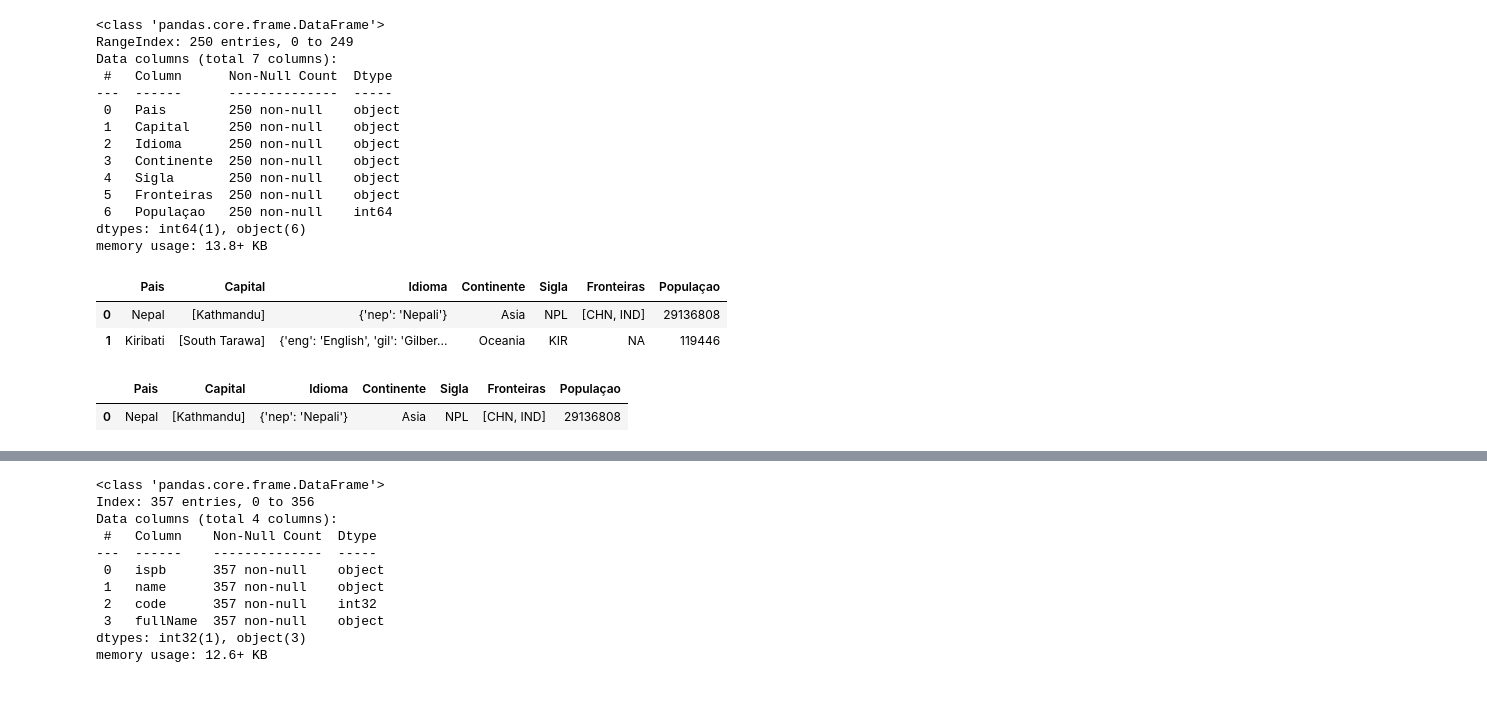
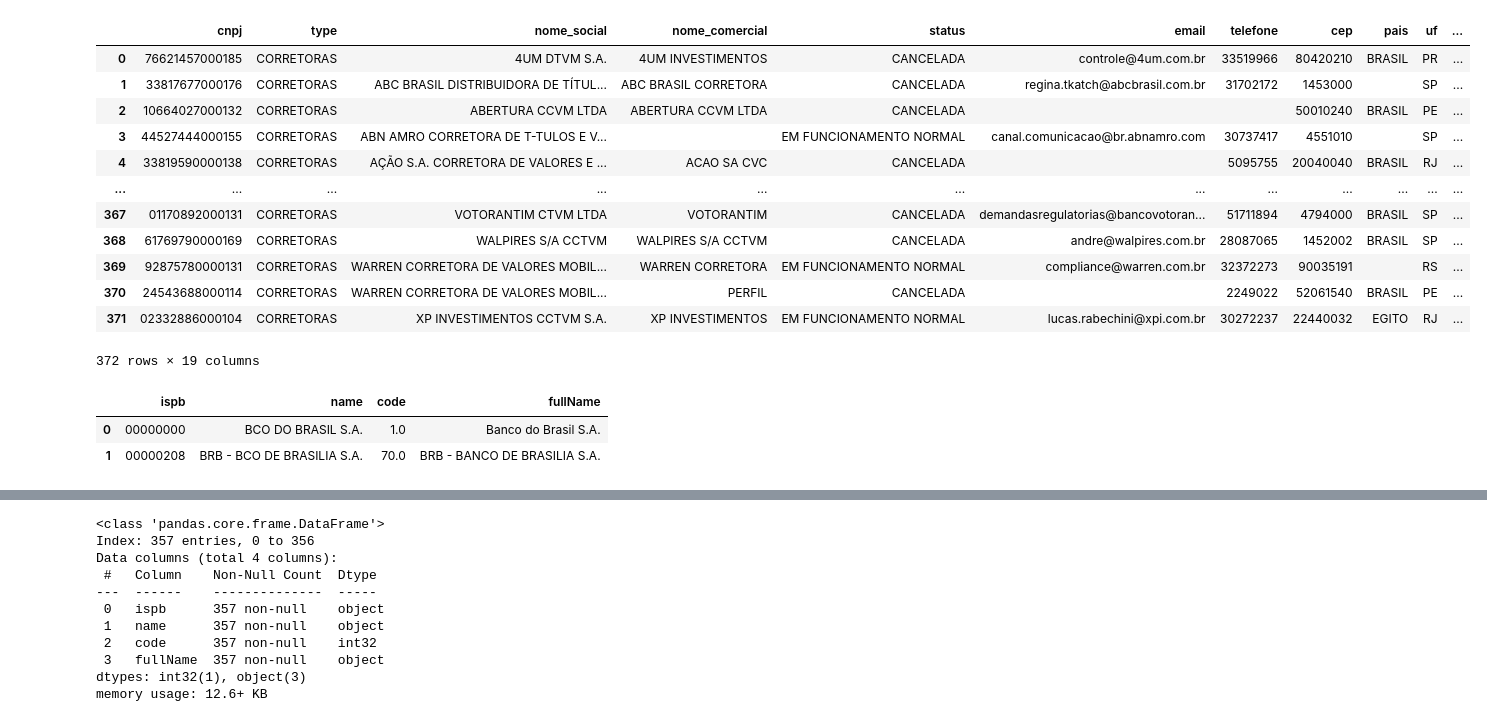
Before and after one commit to TgdaAlmeida/aula_coderhouse, a Jupyter notebook: CURSO_CODER/Projeto_Final_pt1_recall4.ipynb, the cells around one changed output, grey strips where cells are left out. Drawn from its saved outputs; the diff is of its cells as text; code cells hidden in the pictures; blank space fills up the shorter version.

```diff
--- a/CURSO_CODER/Projeto_Final_pt1_recall4.ipynb
+++ b/CURSO_CODER/Projeto_Final_pt1_recall4.ipynb
@@ -40,2 +25,0 @@ df.head(2)
-# %%
-df_corretoras = df
@@ -44,2 +25,0 @@ df_bancos = df
-# %%
-df_resties = df
@@ -138,28 +26,45 @@ df_paises['Fronteiras'].fillna('NA', inplace=True)
-# %%
-df_paises.info()
-# %% [output]
-<class 'pandas.core.frame.DataFrame'>
-RangeIndex: 250 entries, 0 to 249
-Data columns (total 7 columns):
- #   Column      Non-Null Count  Dtype
----  ------      --------------  -----
- 0   Pais        250 non-null    object
- 1   Capital     250 non-null    object
- 2   Idioma      250 non-null    object
- 3   Continente  250 non-null    object
- 4   Sigla       250 non-null    object
- 5   Fronteiras  250 non-null    object
- 6   Populaçao   250 non-null    int64
-dtypes: int64(1), object(6)
-memory usage: 13.8+ KB
-# %%
-df_paises.head(2)
-# %% [output]
-|  | Pais | Capital | Idioma | Continente | Sigla | Fronteiras | Populaçao |
-| 0 | Nepal | [Kathmandu] | {'nep': 'Nepali'} | Asia | NPL | [CHN, IND] | 29136808 |
-| 1 | Kiribati | [South Tarawa] | {'eng': 'English', 'gil': 'Gilber... | Oceania | KIR | NA | 119446 |
-# %%
-df_paises.head(1)
-# %% [output]
-|  | Pais | Capital | Idioma | Continente | Sigla | Fronteiras | Populaçao |
-| 0 | Nepal | [Kathmandu] | {'nep': 'Nepali'} | Asia | NPL | [CHN, IND] | 29136808 |
+# %%
+def Extraçao(url,base,etapa):
+
+    global df_bancos, df_corretoras, df_resties
+
+    request = requests.get(url)
+    response_code = request.status_code
+    if response_code == 200:
+        if url == url_bancos:
+            df_bancos = pd.DataFrame(request.json())
+            return(df_bancos)
+        elif url == url_corretoras:
+            df_corretoras = pd.DataFrame(request.json())
+            return(df_corretoras)
+        elif url == url_paises:
+            df_resties = pd.DataFrame(request.json())
+            return(df_resties)
+        else:
+            print('URL fora da base de dados.')
+    else:
+        nivel = 'ATENÇÃO: Erro Grave'
+        Alerta(nivel = nivel, base = base, etapa = etapa)
+        return
+# %%
+Extraçao(url_corretoras,base_corretoras,etapa)
+# %% [output]
+|  | cnpj | type | nome_social | nome_comercial | status | email | telefone | cep | pais | uf | ... |
+| 0 | 76621457000185 | CORRETORAS | 4UM DTVM S.A. | 4UM INVESTIMENTOS | CANCELADA | controle@4um.com.br | 33519966 | 80420210 | BRASIL | PR | ... |
+| 1 | 33817677000176 | CORRETORAS | ABC BRASIL DISTRIBUIDORA DE TÍTUL... | ABC BRASIL CORRETORA | CANCELADA | regina.tkatch@abcbrasil.com.br | 31702172 | 1453000 |  | SP | ... |
+| 2 | 10664027000132 | CORRETORAS | ABERTURA CCVM LTDA | ABERTURA CCVM LTDA | CANCELADA |  |  | 50010240 | BRASIL | PE | ... |
+| 3 | 44527444000155 | CORRETORAS | ABN AMRO CORRETORA DE T-TULOS E V... |  | EM FUNCIONAMENTO NORMAL | canal.comunicacao@br.abnamro.com | 30737417 | 4551010 |  | SP | ... |
+| 4 | 33819590000138 | CORRETORAS | AÇÃO S.A. CORRETORA DE VALORES E ... | ACAO SA CVC | CANCELADA |  | 5095755 | 20040040 | BRASIL | RJ | ... |
+| ... | ... | ... | ... | ... | ... | ... | ... | ... | ... | ... | ... |
+| 367 | 01170892000131 | CORRETORAS | VOTORANTIM CTVM LTDA | VOTORANTIM | CANCELADA | demandasregulatorias@bancovotoran... | 51711894 | 4794000 | BRASIL | SP | ... |
+| 368 | 61769790000169 | CORRETORAS | WALPIRES S/A CCTVM | WALPIRES S/A CCTVM | CANCELADA | andre@walpires.com.br | 28087065 | 1452002 | BRASIL | SP | ... |
+| 369 | 92875780000131 | CORRETORAS | WARREN CORRETORA DE VALORES MOBIL... | WARREN CORRETORA | EM FUNCIONAMENTO NORMAL | compliance@warren.com.br | 32372273 | 90035191 |  | RS | ... |
+| 370 | 24543688000114 | CORRETORAS | WARREN CORRETORA DE VALORES MOBIL... | PERFIL | CANCELADA |  | 2249022 | 52061540 | BRASIL | PE | ... |
+| 371 | 02332886000104 | CORRETORAS | XP INVESTIMENTOS CCTVM S.A. | XP INVESTIMENTOS | EM FUNCIONAMENTO NORMAL | lucas.rabechini@xpi.com.br | 30272237 | 22440032 | EGITO | RJ | ... |
+372 rows × 19 columns
+# %%
+df_bancos.head(2)
+# %% [output]
+|  | ispb | name | code | fullName |
+| 0 | 00000000 | BCO DO BRASIL S.A. | 1.0 | Banco do Brasil S.A. |
+| 1 | 00000208 | BRB - BCO DE BRASILIA S.A. | 70.0 | BRB - BANCO DE BRASILIA S.A. |
```
Also changed, not shown: parts of 72 cells of this notebook, 7 other files.
